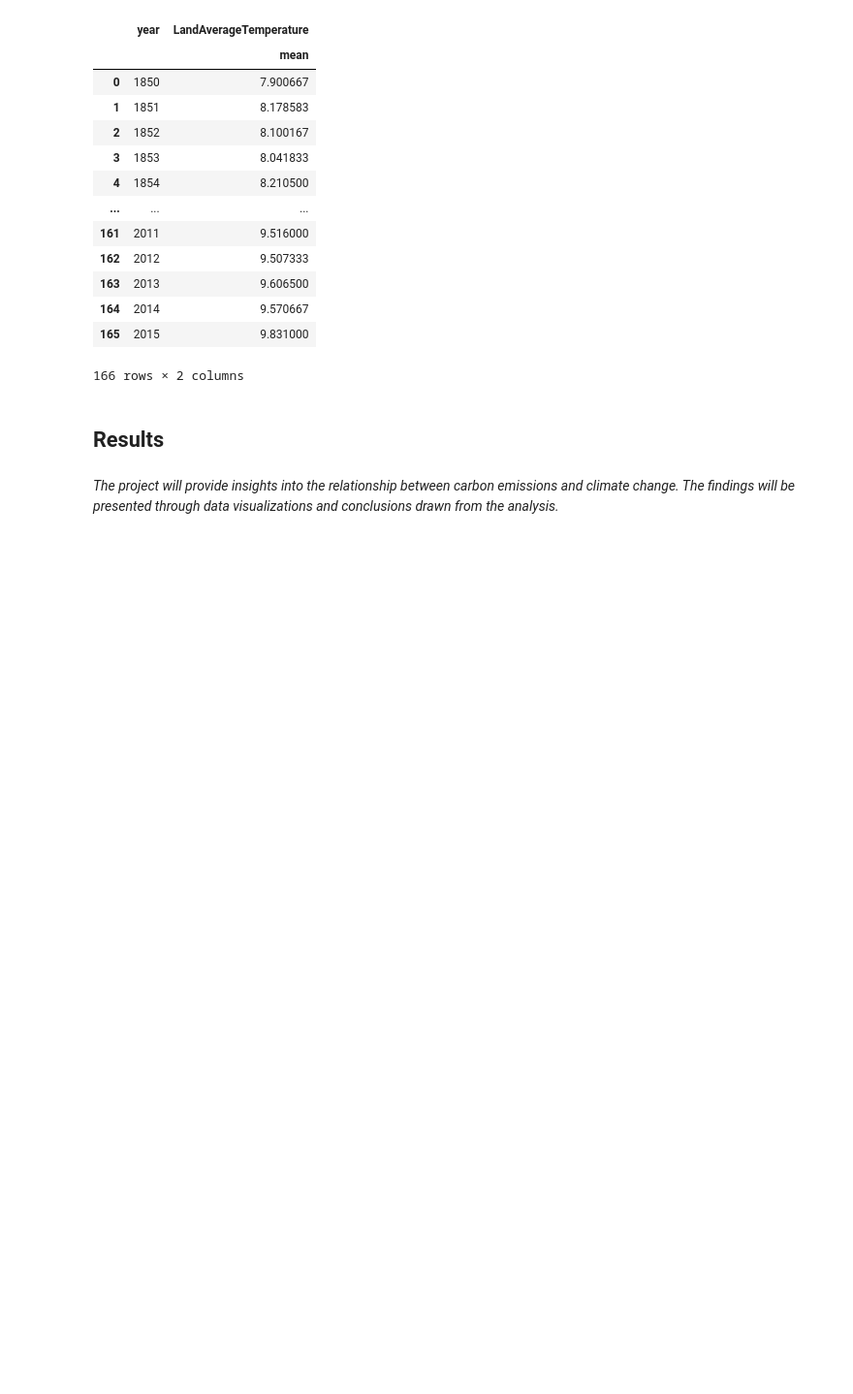
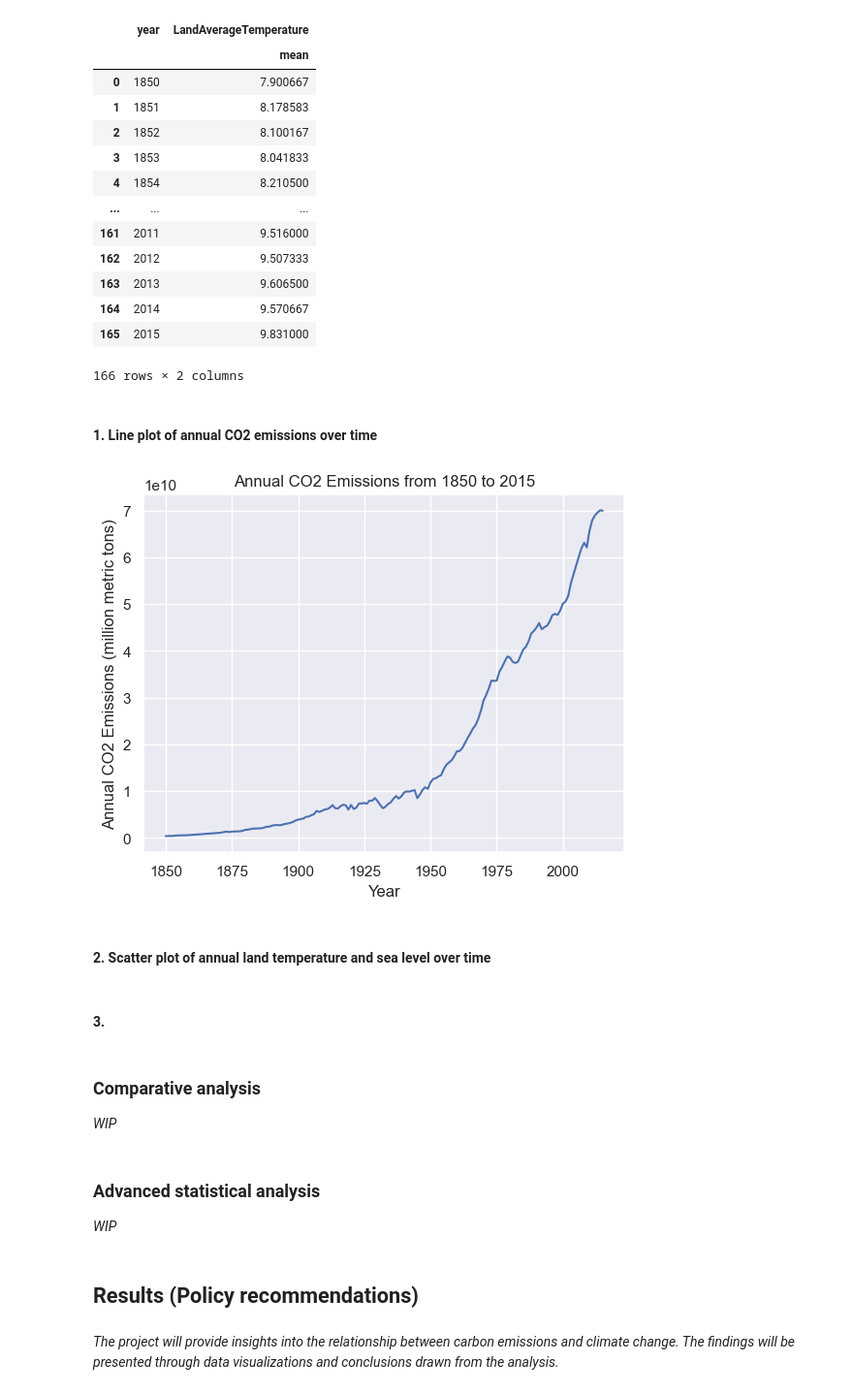
Before and after one commit to fuchenru/How-have-carbon-emissions-affected-climate-change-, a Jupyter notebook: CMSE 202 Final Project.ipynb, the cells around one changed output. Shown: that part at 97% size. Cells and saved outputs as stored; diff of their text form; code cells hidden in the pictures; blank space fills up the shorter version.

```diff
--- a/CMSE 202 Final Project.ipynb
+++ b/CMSE 202 Final Project.ipynb
@@ -200,8 +200,30 @@ annual_land_temp_fixed
 | 164 | 2014 | 9.570667 |
 | 165 | 2015 | 9.831000 |
 166 rows × 2 columns
+# %% [markdown]
+#### 1. Line plot of annual CO2 emissions over time
+# %%
+plt.plot(years, yearly_emissions)
+plt.xlabel('Year')
+plt.ylabel('Annual CO2 Emissions (million metric tons)')
+plt.title('Annual CO2 Emissions from 1850 to 2015')
+plt.show()
+# %% [output]
+[figure, added]
+# %% [markdown]
+#### 2. Scatter plot of annual land temperature and sea level over time
+# %% [markdown]
+#### 3.
+# %% [markdown]
+### Comparative analysis
+
+*WIP*
+# %% [markdown]
+### Advanced statistical analysis
+
+*WIP*
 # %% [markdown]
-## Results
+## Results (Policy recommendations)
 # %% [markdown]
 _The project will provide insights into the relationship between carbon emissions and climate change. The findings will be presented through data visualizations and conclusions drawn from the analysis._
 # %% [markdown]
```
